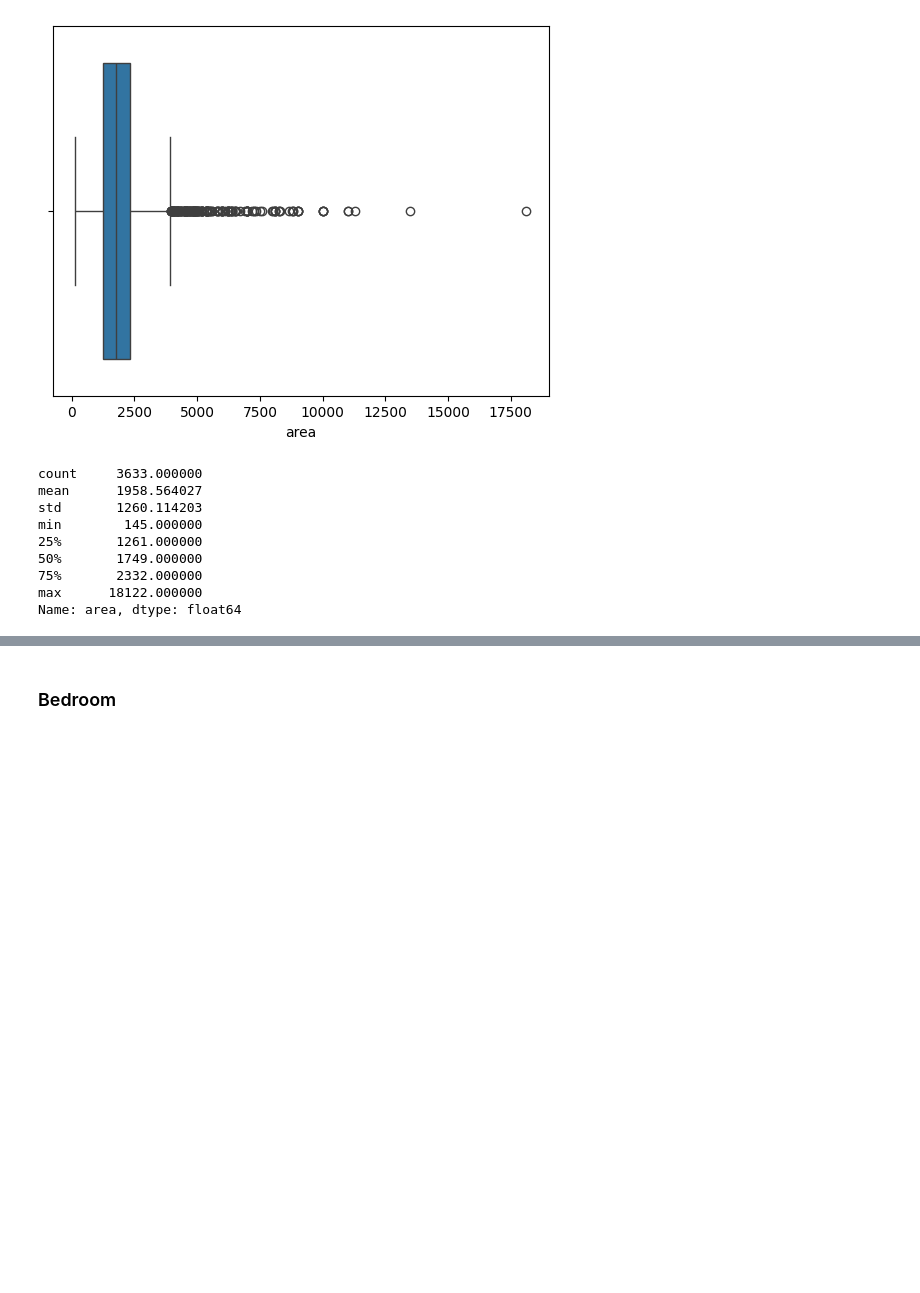
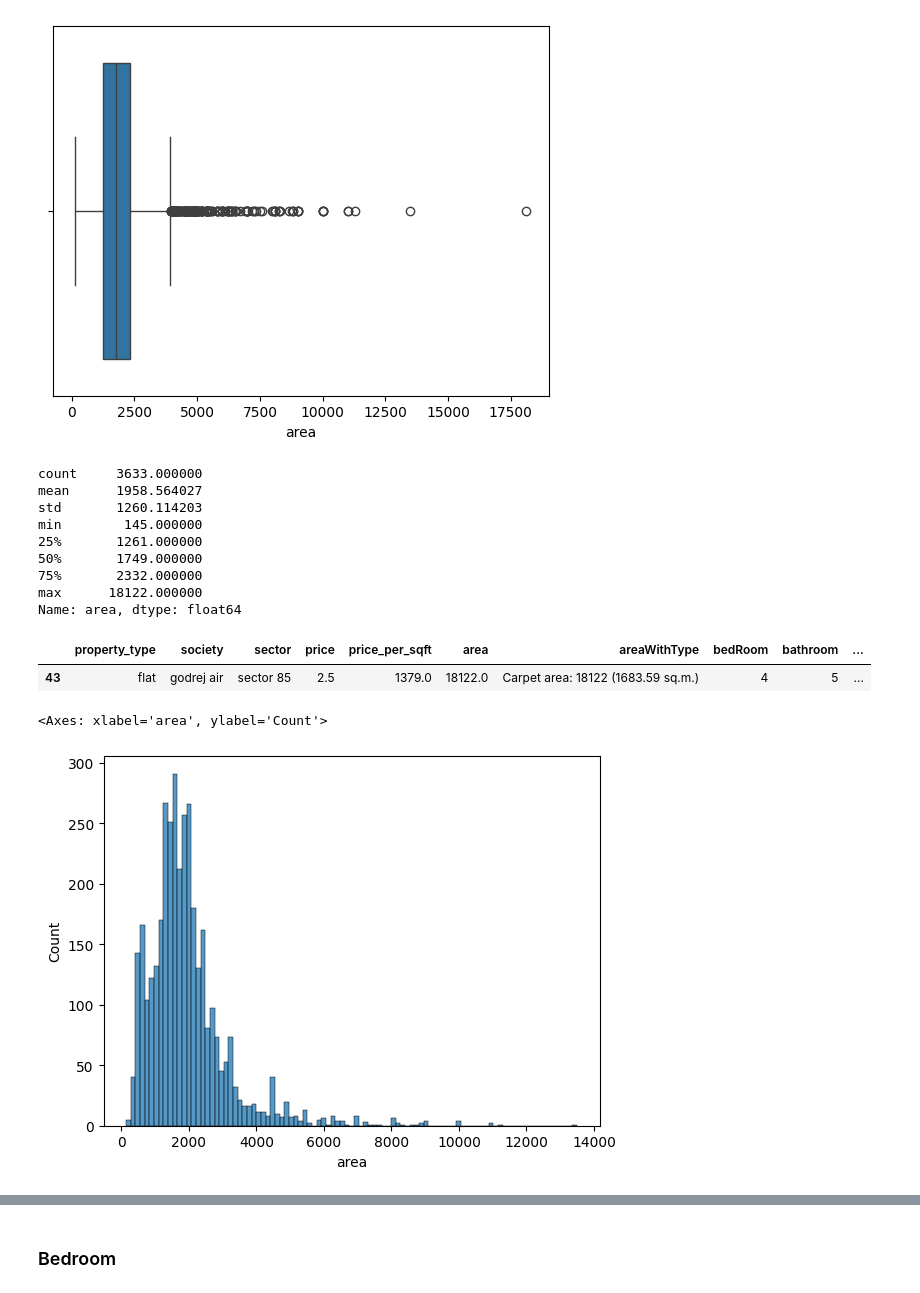
Before and after one commit to s-a-n-d-ip/Property-Intelligence-Platform, a Jupyter notebook: notebooks/outlier-treatment.ipynb, the cells around one changed output, grey strips where cells are left out. Saved outputs shown, nothing was run; the diff lists cells and outputs as text; code cells hidden in the pictures; blank space fills up the shorter version.

```diff
--- a/notebooks/outlier-treatment.ipynb
+++ b/notebooks/outlier-treatment.ipynb
@@ -457,3 +457,8 @@ min        145.000000
 75%       2332.000000
 max      18122.000000
 Name: area, dtype: float64
+# %%
+df[df['area']>15000]
+# %% [output]
+|  | property_type | society | sector | price | price_per_sqft | area | areaWithType | bedRoom | bathroom | ... |
+| 43 | flat | godrej air | sector 85 | 2.5 | 1379.0 | 18122.0 | Carpet area: 18122 (1683.59 sq.m.) | 4 | 5 | ... |
@@ -459,0 +467,5 @@ Name: area, dtype: float64
+# %%
+sns.histplot(df['area'])
+# %% [output]
+<Axes: xlabel='area', ylabel='Count'>
+[figure, added]
```
Also changed, not shown: parts of 13 cells of this notebook, 11 other files.
